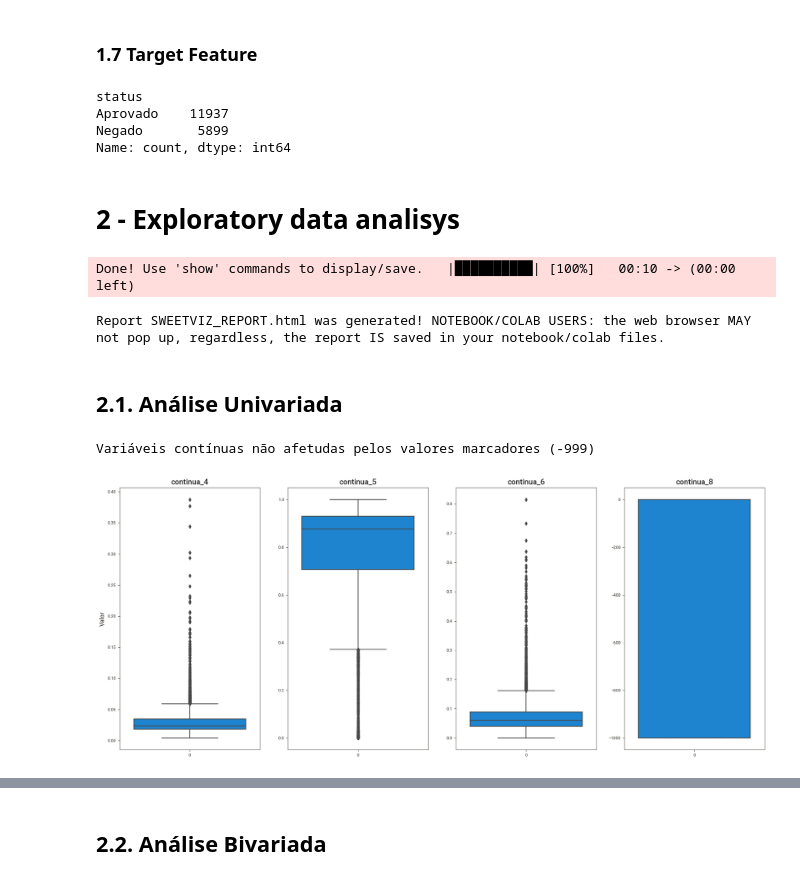
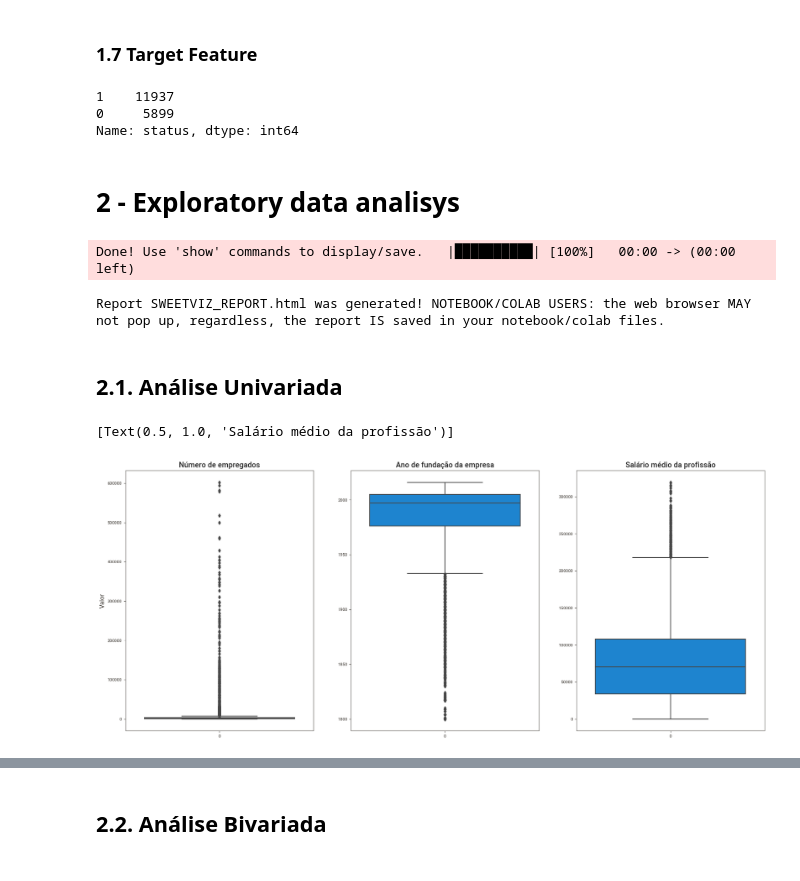
Before and after one commit to almir-martins/google_ml_olympiad, a Jupyter notebook: notebooks/analise1.ipynb, the cells around one changed output, grey strips where cells are left out. Cells and saved outputs as stored; diff of their text form; code cells hidden in the pictures.

```diff
--- a/notebooks/analise1.ipynb
+++ b/notebooks/analise1.ipynb
@@ -206,7 +206,7 @@ Alterando os tipos de int64 e float64 para int32 e float32 respectivamente com o
 intuito de melhorar a performance além de alterar as variáveis nominais para o tipo
 category que consome menos memória que o tipo object.
 '''
-df.id = df.id.astype('str')
+df.id = df.id.astype('string')
 df.continente = df.continente.astype('category')
 df.escolaridade = df.escolaridade.astype('category')
 df.tem_experiencia = df.tem_experiencia.astype('category')
@@ -217,4 +217,5 @@ df.regiao = df.regiao.astype('category')
 df.salario_medio = df.salario_medio.astype('float32')
 df.periodicidade = df.periodicidade.astype('category')
 df.tempo_integral = df.tempo_integral.astype('category')
-df.status = df.status.astype('category')
+df.status = df.status.apply(lambda status: 0 if status == 'Negado' else 1)
+df.status = df.status.astype('int32')
@@ -271,34 +281,28 @@ display( pd.DataFrame( categorical_attributes.apply(lambda x: x.unique().shape[0
 # %%
 df.status.value_counts()
 # %% [output]
-status
-Aprovado    11937
-Negado       5899
-Name: count, dtype: int64
+1    11937
+0     5899
+Name: status, dtype: int64
 # %% [markdown]
 # 2 - Exploratory data analisys
 # %%
-my_report = sv.analyze(df2, target_feat ='y')
+my_report = sv.analyze(df, target_feat ='status')
 my_report.show_html()
 # %% [output]
-Done! Use 'show' commands to display/save.   |██████████| [100%]   00:10 -> (00:00 left)
+Done! Use 'show' commands to display/save.   |██████████| [100%]   00:00 -> (00:00 left)
 Report SWEETVIZ_REPORT.html was generated! NOTEBOOK/COLAB USERS: the web browser MAY not pop up, regardless, the report IS saved in your notebook/colab files.
 # %% [markdown]
 ## 2.1. Análise Univariada
 # %%
-plt.subplot(1,4,1)
-sns.boxplot(numerical_attributes['continua_4']).set(title='continua_4', ylabel="Valor")
+plt.subplot(1,3,1)
+sns.boxplot(numerical_attributes['num_empregados']).set(title='Número de empregados', ylabel="Valor")
 
-plt.subplot(1,4,2)
-sns.boxplot(numerical_attributes['continua_5']).set(title='continua_5',)
+plt.subplot(1,3,2)
+sns.boxplot(numerical_attributes['ano_fundacao']).set(title='Ano de fundação da empresa',)
 
-plt.subplot(1,4,3)
-sns.boxplot(numerical_attributes['continua_6']).set(title='continua_6')
-
-plt.subplot(1,4,4)
-sns.boxplot(numerical_attributes['continua_8']).set(title='continua_8',);
-
-print("Variáveis contínuas não afetudas pelos valores marcadores (-999)")
+plt.subplot(1,3,3)
+sns.boxplot(numerical_attributes['salario_medio']).set(title='Salário médio da profissão')
 # %% [output]
-Variáveis contínuas não afetudas pelos valores marcadores (-999)
+[Text(0.5, 1.0, 'Salário médio da profissão')]
-[figure, old version]
+[figure, new version]
```
Also changed, not shown: parts of 55 cells of this notebook, 1 other file.
